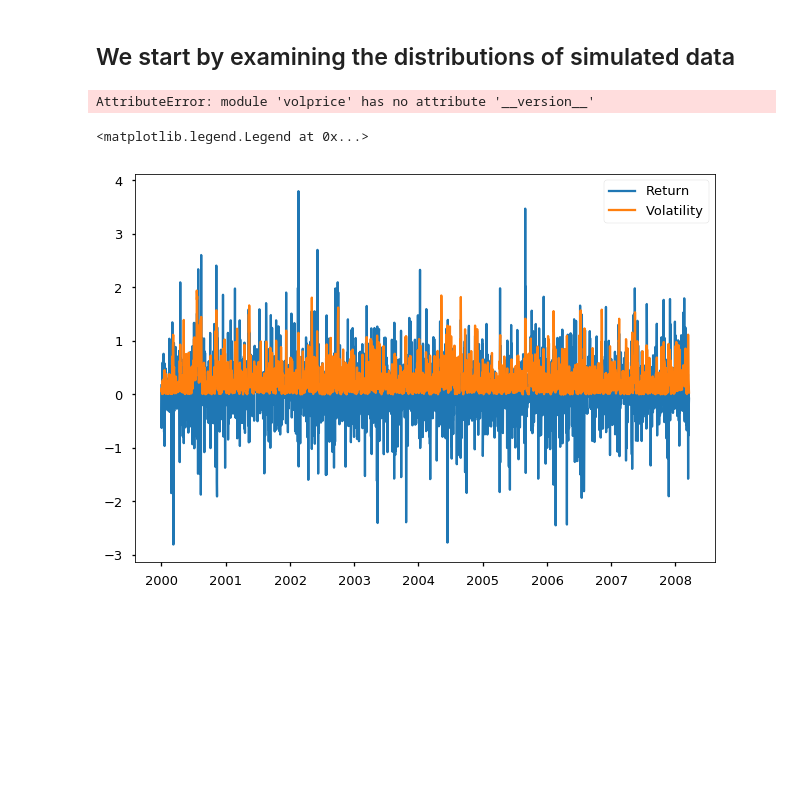
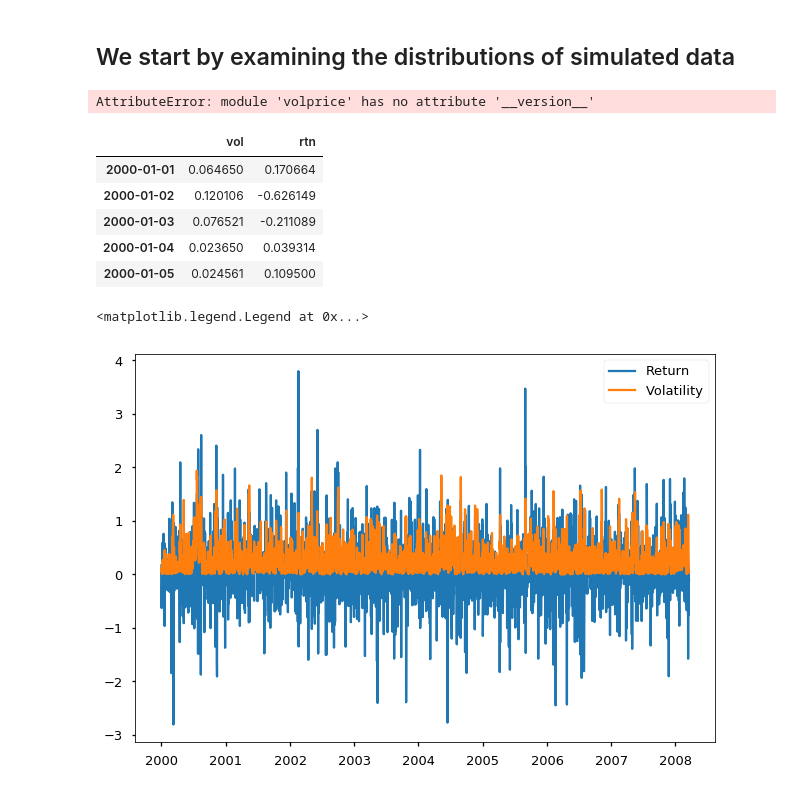
Before and after one commit to sangrey/RiskPriceInference, a Jupyter notebook: volpriceinference/asymptotic_distributions_under_strong_id.ipynb, the cells around one changed output. Saved outputs shown, nothing was run; the diff lists cells and outputs as text; code cells hidden in the pictures; blank space fills up the shorter version.

```diff
--- a/volpriceinference/asymptotic_distributions_under_strong_id.ipynb
+++ b/volpriceinference/asymptotic_distributions_under_strong_id.ipynb
@@ -46,6 +46,15 @@ vl.__version__
 AttributeError: module 'volprice' has no attribute '__version__'
 # %%
 data = vl.simulate_data(time_dim=time_dim, **true_params)
+# %%
+data.head()
+# %% [output]
+|  | vol | rtn |
+| 2000-01-01 | 0.064650 | 0.170664 |
+| 2000-01-02 | 0.120106 | -0.626149 |
+| 2000-01-03 | 0.076521 | -0.211089 |
+| 2000-01-04 | 0.023650 | 0.039314 |
+| 2000-01-05 | 0.024561 | 0.109500 |
 # %%
 fig1, ax1 = mpl.pyplot.subplots()
 ax1.plot(data.rtn, label='Return')
```
Also changed, not shown: 3 other files.
